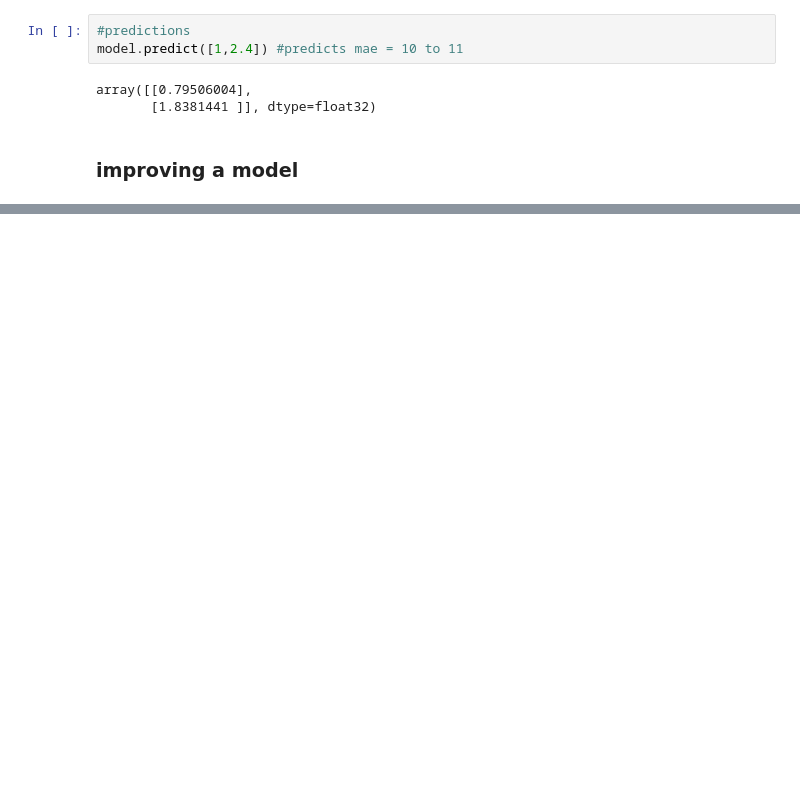
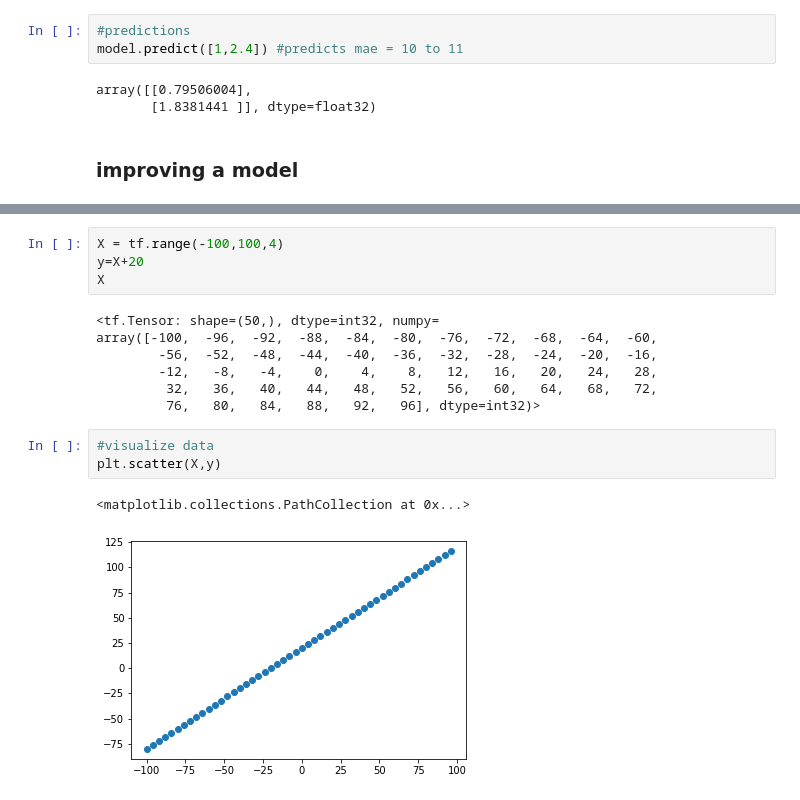
Before and after one commit to terrysu64/Machine-Learning-and-Data-Science-Projects, a Jupyter notebook: neural_network_regression.ipynb, the cells around one changed output, grey strips where cells are left out. Cells and saved outputs as stored; diff of their text form; blank space fills up the shorter version.

Commit message:
evaluating + visualizing neural network

```diff
--- a/neural_network_regression.ipynb
+++ b/neural_network_regression.ipynb
@@ -88,0 +148,17 @@ array([[0.79506004],
+# %%
+X = tf.range(-100,100,4)
+y=X+20
+X
+# %% [output]
+<tf.Tensor: shape=(50,), dtype=int32, numpy=
+array([-100,  -96,  -92,  -88,  -84,  -80,  -76,  -72,  -68,  -64,  -60,
+        -56,  -52,  -48,  -44,  -40,  -36,  -32,  -28,  -24,  -20,  -16,
+        -12,   -8,   -4,    0,    4,    8,   12,   16,   20,   24,   28,
+         32,   36,   40,   44,   48,   52,   56,   60,   64,   68,   72,
+         76,   80,   84,   88,   92,   96], dtype=int32)>
+# %%
+#visualize data
+plt.scatter(X,y)
+# %% [output]
+<matplotlib.collections.PathCollection at 0x...>
+[figure, added]
```
Also changed, not shown: parts of 9 cells of this notebook.
